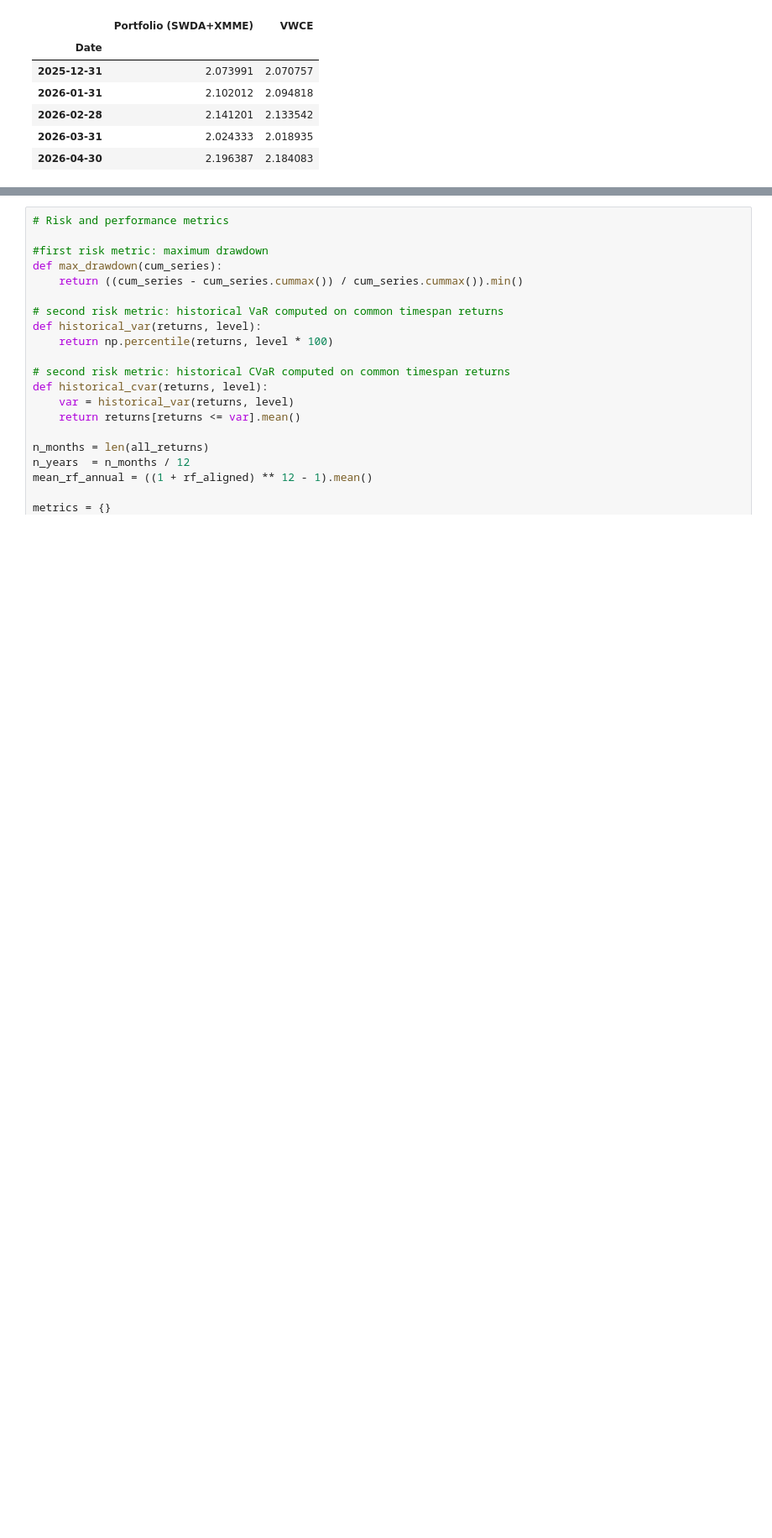
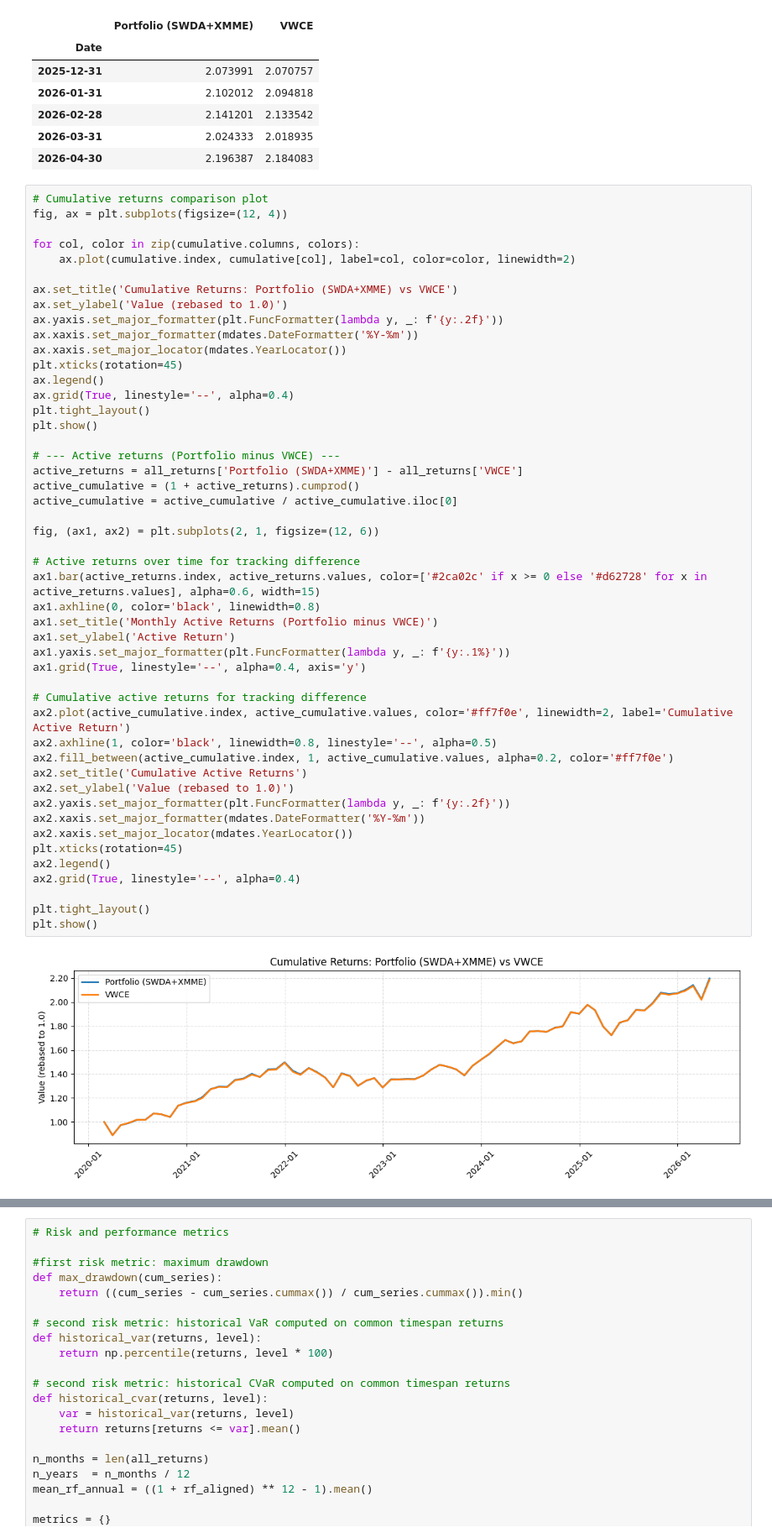
Before and after one commit to insaneGei/VWCE_approximation, a Jupyter notebook: notebooks/portfolio_evaluation.ipynb, the cells around one changed output, grey strips where cells are left out. Shown at 84% size. Drawn from its saved outputs; the diff is of its cells as text; blank space fills up the shorter version.

```diff
--- a/notebooks/portfolio_evaluation.ipynb
+++ b/notebooks/portfolio_evaluation.ipynb
@@ -227,3 +250,53 @@ cumulative.tail()
 | 2026-02-28 | 2.141201 | 2.133542 |
 | 2026-03-31 | 2.024333 | 2.018935 |
 | 2026-04-30 | 2.196387 | 2.184083 |
+# %%
+# Cumulative returns comparison plot
+fig, ax = plt.subplots(figsize=(12, 4))
+
+for col, color in zip(cumulative.columns, colors):
+    ax.plot(cumulative.index, cumulative[col], label=col, color=color, linewidth=2)
+
+ax.set_title('Cumulative Returns: Portfolio (SWDA+XMME) vs VWCE')
+ax.set_ylabel('Value (rebased to 1.0)')
+ax.yaxis.set_major_formatter(plt.FuncFormatter(lambda y, _: f'{y:.2f}'))
+ax.xaxis.set_major_formatter(mdates.DateFormatter('%Y-%m'))
+ax.xaxis.set_major_locator(mdates.YearLocator())
+plt.xticks(rotation=45)
+ax.legend()
+ax.grid(True, linestyle='--', alpha=0.4)
+plt.tight_layout()
+plt.show()
+
+# --- Active returns (Portfolio minus VWCE) ---
+active_returns = all_returns['Portfolio (SWDA+XMME)'] - all_returns['VWCE']
+active_cumulative = (1 + active_returns).cumprod()
+active_cumulative = active_cumulative / active_cumulative.iloc[0]
+
+fig, (ax1, ax2) = plt.subplots(2, 1, figsize=(12, 6))
+
+# Active returns over time for tracking difference
+ax1.bar(active_returns.index, active_returns.values, color=['#2ca02c' if x >= 0 else '#d62728' for x in active_returns.values], alpha=0.6, width=15)
+ax1.axhline(0, color='black', linewidth=0.8)
+ax1.set_title('Monthly Active Returns (Portfolio minus VWCE)')
+ax1.set_ylabel('Active Return')
+ax1.yaxis.set_major_formatter(plt.FuncFormatter(lambda y, _: f'{y:.1%}'))
+ax1.grid(True, linestyle='--', alpha=0.4, axis='y')
+
+# Cumulative active returns for tracking difference
+ax2.plot(active_cumulative.index, active_cumulative.values, color='#ff7f0e', linewidth=2, label='Cumulative Active Return')
+ax2.axhline(1, color='black', linewidth=0.8, linestyle='--', alpha=0.5)
+ax2.fill_between(active_cumulative.index, 1, active_cumulative.values, alpha=0.2, color='#ff7f0e')
+ax2.set_title('Cumulative Active Returns')
+ax2.set_ylabel('Value (rebased to 1.0)')
+ax2.yaxis.set_major_formatter(plt.FuncFormatter(lambda y, _: f'{y:.2f}'))
+ax2.xaxis.set_major_formatter(mdates.DateFormatter('%Y-%m'))
+ax2.xaxis.set_major_locator(mdates.YearLocator())
+plt.xticks(rotation=45)
+ax2.legend()
+ax2.grid(True, linestyle='--', alpha=0.4)
+
+plt.tight_layout()
+plt.show()
+# %% [output]
+[figure, added]
```
Also changed, not shown: parts of 7 cells of this notebook.
